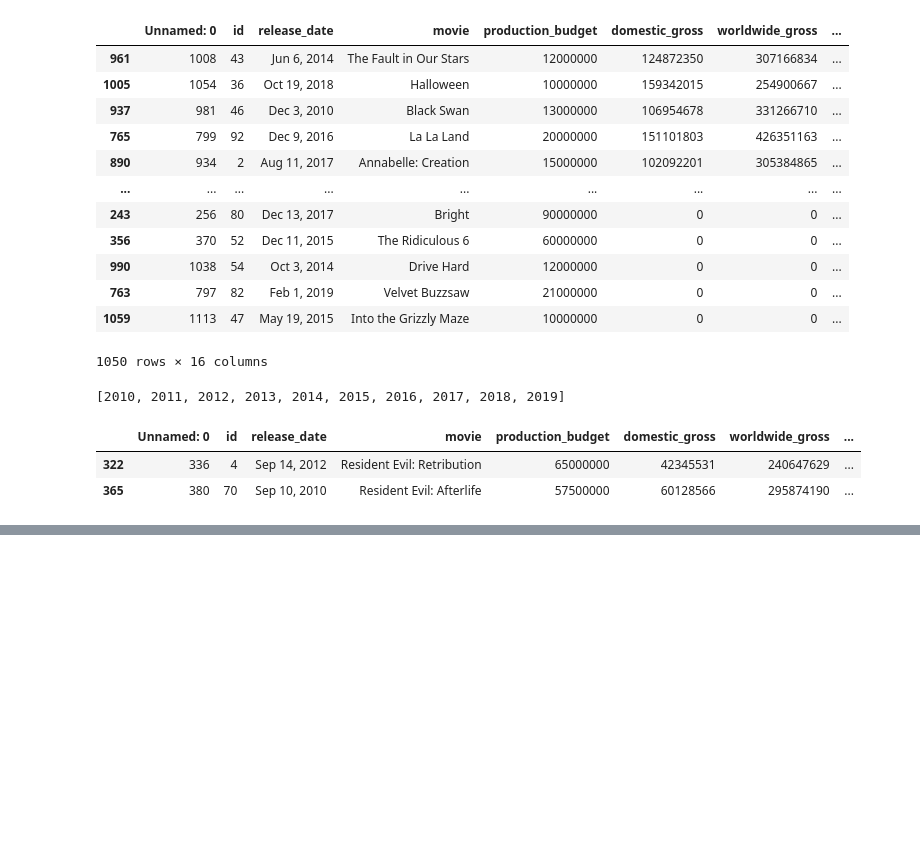
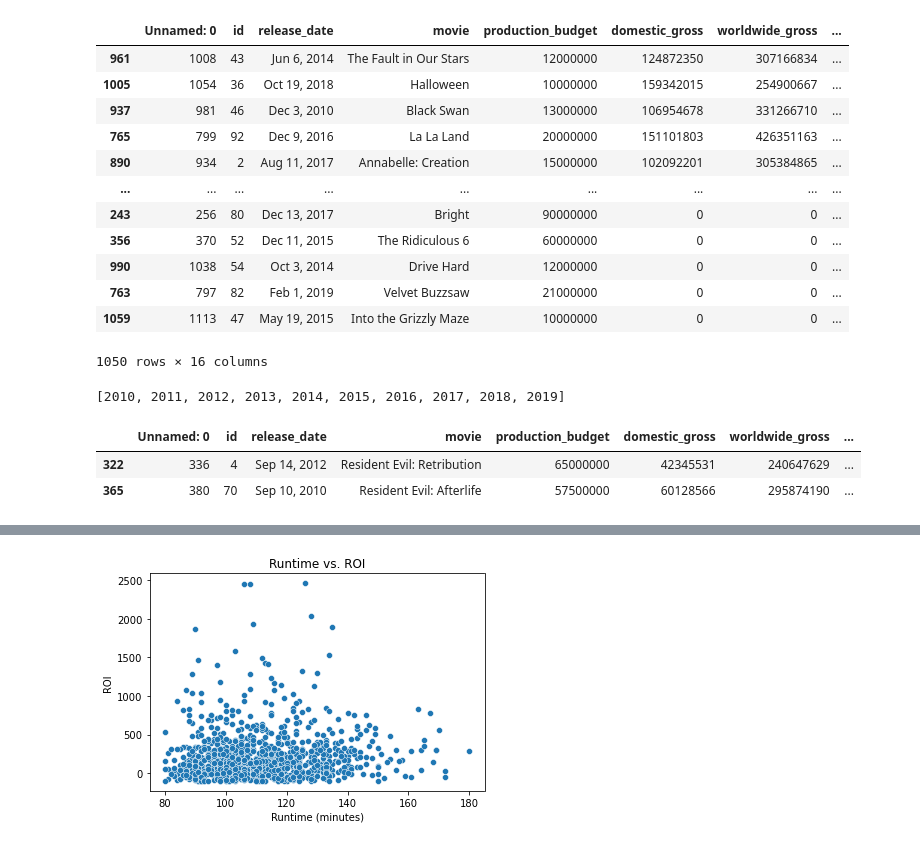
Before and after one commit to jnahra/dsc-phase-1-project, a Jupyter notebook: albert_notebook_data_analysis.ipynb, the cells around one changed output, grey strips where cells are left out. Cells and saved outputs as stored; diff of their text form; code cells hidden in the pictures; blank space fills up the shorter version.

```diff
--- a/albert_notebook_data_analysis.ipynb
+++ b/albert_notebook_data_analysis.ipynb
@@ -135,0 +174,15 @@ masterdatasetdraft.csv
+# %%
+# Created scatter plot of runtime vs. ROI
+
+sns.scatterplot(x = df_filtered['runtime_minutes'], y = df_filtered['ROI'])
+plt.xlabel('Runtime (minutes)')
+plt.ylabel('ROI')
+plt.title('Runtime vs. ROI')
+ax.ticklabel_format(useOffset=False)
+plt.ticklabel_format(axis = 'x', style='plain')
+
+plt.show;
+
+plt.savefig('runtimevsroi.jpeg')
+# %% [output]
+[figure, added]
```
Also changed, not shown: parts of 5 cells of this notebook, 1 other file.
